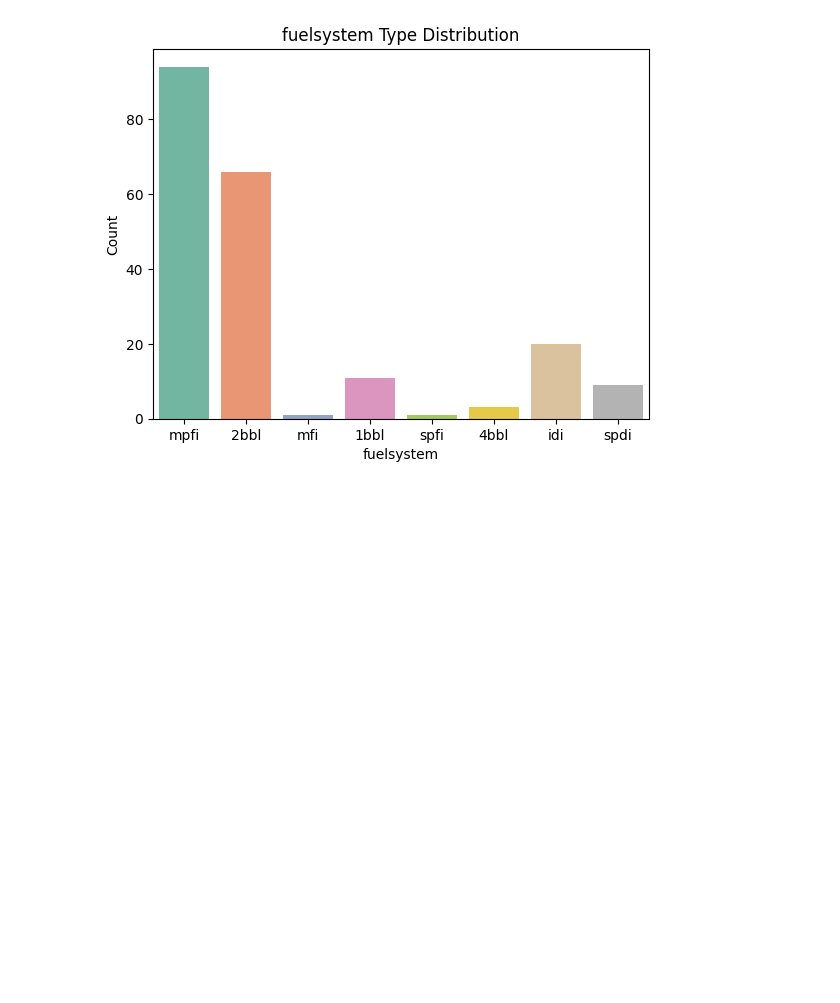
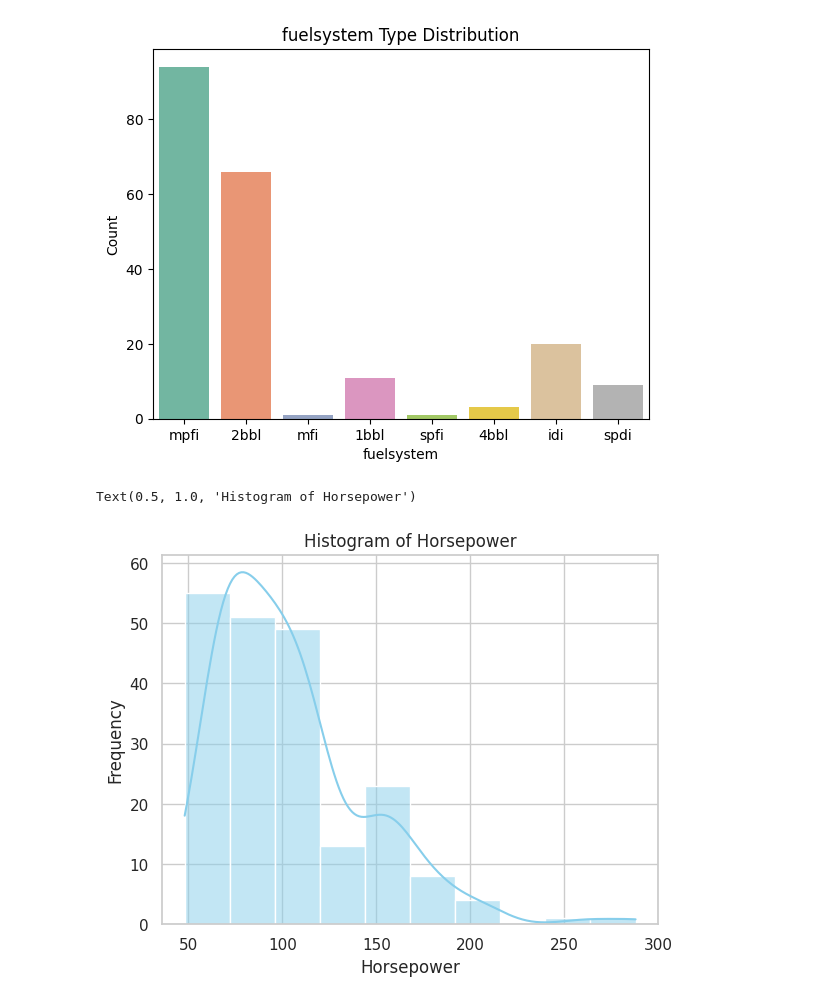
Before and after one commit to uday2510/OIBSIP, a Jupyter notebook: Car_price_prediction.ipynb, the cells around one changed output. Drawn from its saved outputs; the diff is of its cells as text; code cells hidden in the pictures; blank space fills up the shorter version.

```diff
--- a/Car_price_prediction.ipynb
+++ b/Car_price_prediction.ipynb
@@ -149,3 +149,11 @@ plt.title('fuelsystem Type Distribution')
 # %% [output]
 Text(0.5, 1.0, 'fuelsystem Type Distribution')
 [figure]
+# %%
+sns.histplot(df['horsepower'],kde=True,  bins=10, color='skyblue')
+plt.xlabel('Horsepower')
+plt.ylabel('Frequency')
+plt.title('Histogram of Horsepower')
+# %% [output]
+Text(0.5, 1.0, 'Histogram of Horsepower')
+[figure, added]
```
Also changed, not shown: parts of 4 cells of this notebook.
